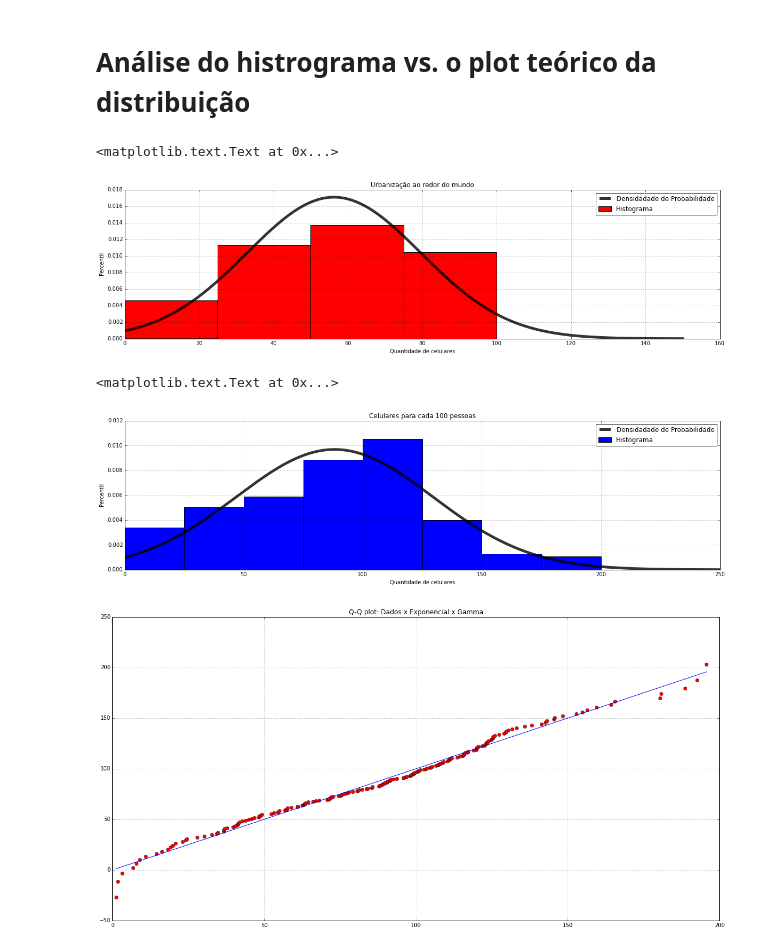
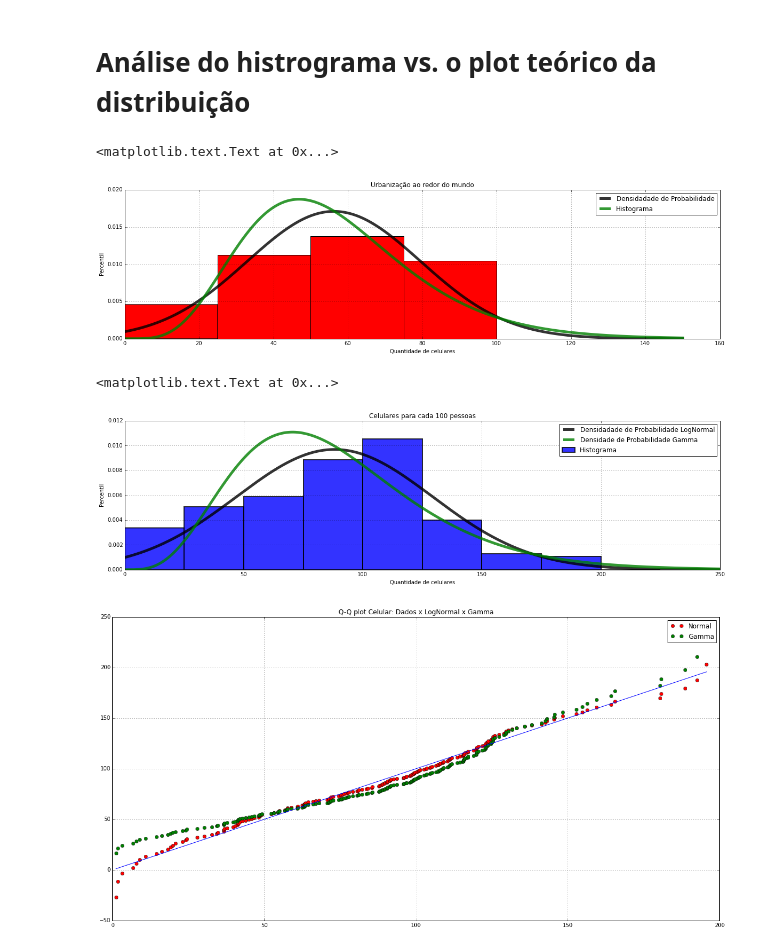
Before and after one commit to LucasMatBorges/Project2_DataScience, a Jupyter notebook: Projeto 2.ipynb, the cells around one changed output. Cells and saved outputs as stored; diff of their text form; code cells hidden in the pictures.

Commit message:
Adição da Função Gamma
Mais uma função

```diff
--- a/Projeto 2.ipynb
+++ b/Projeto 2.ipynb
@@ -60,6 +61,8 @@ Analisando os dois histogramas gerados pode concluir-se que ambas se aproximam d
 # %%
 stddev = U1.std() # Desvio Padrão
 mean = U1.mean() # Média
+k_U1 = 6
+theta_U1 = U1.mean()/k_U1
 
 fra = [] # frequencia relativa acumulada
 for i in range(len(U1)):
@@ -69,8 +72,11 @@ x=np.linspace(0,150,1001) # Valor inicial, Valor Final, Número de elementos
 
 fig,ax = plt.subplots(figsize=(20,5)) # Aumenta o tamanho do gráfico (lembrar de colocar ax no DataFrame-Somente nele)
 
+gamma = stats.gamma.pdf(x, scale=theta_U1, loc=0, a=k_U1)
+
 pd.DataFrame.plot(kind='hist',data=U1,color='red', bins=(range(0,150,25)),normed=True,grid=2,legend=True,title="Urbanização ao redor do mundo", ax=ax) # Plotagem do histograma
 plt.plot(x, stats.norm.pdf(x,loc=mean,scale=stddev),'black',alpha=0.8,lw=5) # Plota a densidade de probabilidade de distribuição
+plt.plot(x, gamma, '-', color='green', label="Gamma",alpha=0.8, lw=5) # Plota a gamma teórica
 years = ["Densidadade de Probabilidade", 'Histograma'] # Lista com as legendas
 plt.legend(years,loc='best') # loc='best' ajeita de melhor maneira a caixa de legendas
 plt.ylabel('Percentil') # Legenda no eixo Y
@@ -78,49 +84,59 @@ plt.xlabel('Quantidade de celulares') # Legenda no eixo X
 #plt.plot(range(0,len(U1)), fra, '-', color='black', label="F.R.A dos dados")
 # %% [output]
 <matplotlib.text.Text at 0x...>
-[figure, old version]
+[figure, new version]
 # %%
 stddev = Celular['2010'].std() # Desvio Padrão
 mean = Celular['2010'].mean() # Média
 
+# k para a gamma é escolhido entre 1 e 2 baseado na forma do histograma e no efeito que k tem na forma da gamma
+k_C1 = 5
+# Estimamos theta da distribuição gamma
+theta_C1 = C1.mean()/k_C1
+
 x=np.linspace(0,250,1000) # Valor inicial, Valor Final, Número de elementos
+gamma = stats.gamma.pdf(x, scale=theta_C1, loc=0, a=k_C1)
+
 
 fig,ax = plt.subplots(figsize=(20,5)) # Aumenta o tamanho do gráfico (lembrar de colocar ax no DataFrame-Somente nele)
 
-pd.DataFrame.plot(kind='hist',data=C1, bins=(range(0,250,25)),normed=True,grid=2,legend=True,title="Celulares para cada 100 pessoas", ax=ax) # Plotagem do histograma
+pd.DataFrame.plot(kind='hist',data=C1, bins=(range(0,250,25)),normed=True,grid=2,legend=True,lw=2,alpha=0.8,title="Celulares para cada 100 pessoas", ax=ax) # Plotagem do histograma
+
 plt.plot(x, stats.norm.pdf(x,loc=mean,scale=stddev),'black',alpha=0.8,lw=5) # Plota a densidade de probabilidade de distribuição
-years = ["Densidadade de Probabilidade", 'Histograma'] # Lista com as legendas
+plt.plot(x, gamma, '-', color='green', label="Gamma",alpha=0.8, lw=5) # Plota a gamma teórica
+years = ["Densidadade de Probabilidade LogNormal",'Densidade de Probabilidade Gamma', 'Histograma'] # Lista com as legendas
 plt.legend(years,loc='best') # loc='best' ajeita de melhor maneira a caixa de legendas
 plt.ylabel('Percentil') # Legenda no eixo Y
 plt.xlabel('Quantidade de celulares') # Legenda no eixo X
 # %% [output]
 <matplotlib.text.Text at 0x...>
-[figure, old version]
+[figure, new version]
 # %%
-# dados ordenados e quantis teóricos - QQplot
-
 stddev = Celular['2010'].std() # Desvio Padrão
 mean = Celular['2010'].mean() # Média]
 
 C1= Celular['2010'].sort(inplace=False)
-#C1=Celular['2010']
 
 # Calcula a frequência relativa acumulada com os dados vindos dos arquivos
-fra = [] # frequencia relativa acumulada
+fraC1 = [] # frequencia relativa acumulada
 for i in range(len(C1)):
     acc = (i + 0.5) / len(C1)
-    fra.append(acc) # ver Magalhães e Lima (pag. 195)
+    fraC1.append(acc) # ver Magalhães e Lima (pag. 195)
 
 # Gera os valores dos quantis teóricos para as distribuições analisadas
 
-q_norm = stats.norm.ppf(fra,loc=mean,scale=stddev)
+q_norm = stats.norm.ppf(fraC1,loc=mean,scale=stddev)
+q_gamma = stats.gamma.ppf(fraC1, scale=theta_C1, loc=0, a=k_C1)
 
 
 fig = plt.figure(figsize=(20,10))
 
-plt.title("Q-Q plot: Dados x Exponencial x Gamma")
+plt.title("Q-Q plot Celular: Dados x LogNormal x Gamma")
 
 norm_plot, = plt.plot(C1, q_norm, 'o', color="red", label="Normal")
+gamma_plot, = plt.plot(C1, q_gamma, 'o', color="green", label = "Gamma")
+
+plt.legend(handles=[norm_plot, gamma_plot])
 
 plt.plot((min(C1), max(C1)), (min(C1), max(C1)), '-')
 plt.grid()
@@ -129,7 +145,7 @@ plt.grid()
 #for i in range(len(C)):
  #   plt.plot((C[i], C[i]), (q_norm[i], C[i]), '-', color='red', alpha=0.3  )
 # %% [output]
-[figure, old version]
+[figure, new version]
 # %%
 # dados ordenados e quantis teóricos - QQplot
 
```
Also changed, not shown: parts of 6 cells of this notebook.
